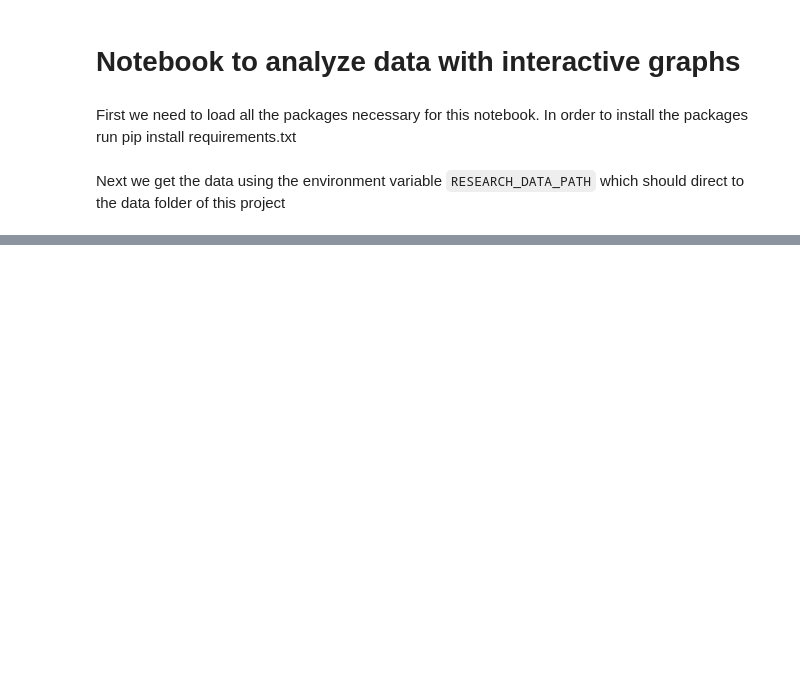
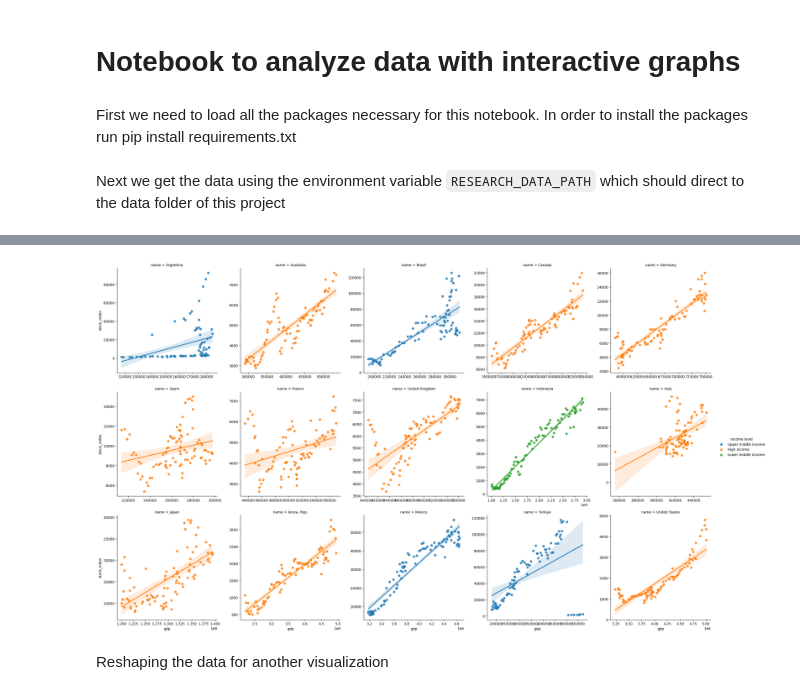
Before and after one commit to tillfurger/stock_vs_gdp, a Jupyter notebook: notebooks/data_analysis.ipynb, the cells around one changed output, grey strips where cells are left out. Drawn from its saved outputs; the diff is of its cells as text; code cells hidden in the pictures; blank space fills up the shorter version.

```diff
--- a/notebooks/data_analysis.ipynb
+++ b/notebooks/data_analysis.ipynb
@@ -153,0 +452,7 @@ plt.savefig("../reports/figures/average_growth.svg")
+# %%
+sns.lmplot(data=data.reset_index(), x="gdp", y="stock_index", col="name", col_wrap=5, sharex=False, sharey=False, hue="income level")
+plt.savefig("../reports/figures/regression_all_incomelevel.svg")
+# %% [output]
+[figure, added]
+# %% [markdown]
+Reshaping the data for another visualization
```
Also changed, not shown: parts of 43 cells of this notebook, 4 other files.
